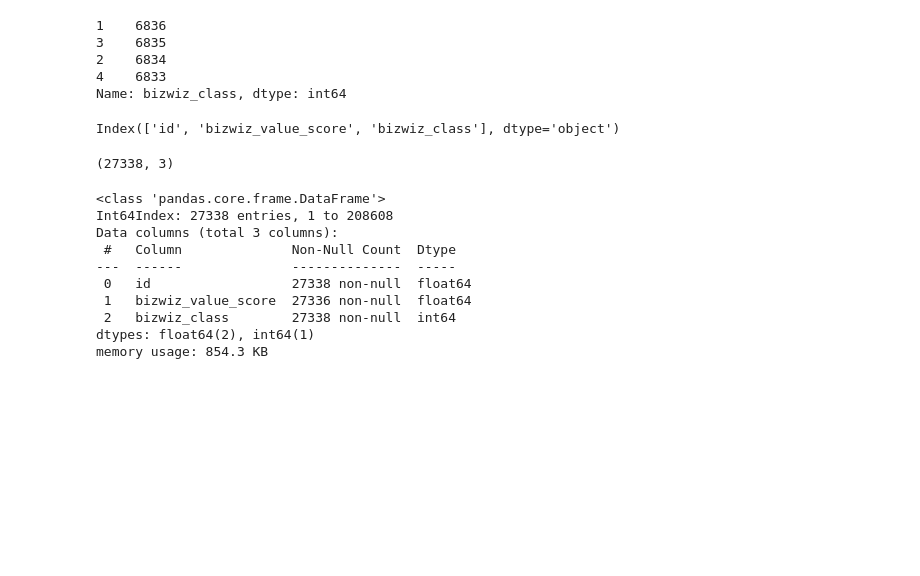
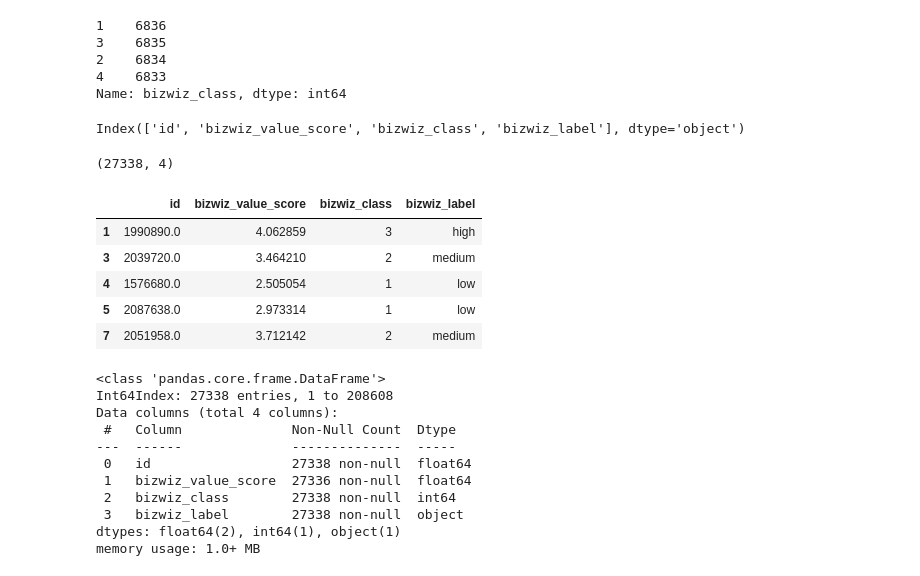
Before and after one commit to j-rig/ml-capstone, a Jupyter notebook: bizwiz value score.ipynb, the cells around one changed output. Saved outputs shown, nothing was run; the diff lists cells and outputs as text; code cells hidden in the pictures; blank space fills up the shorter version.

```diff
--- a/bizwiz value score.ipynb
+++ b/bizwiz value score.ipynb
@@ -64,28 +64,43 @@ dfa['bizwiz_class'].value_counts()
 2    6834
 4    6833
 Name: bizwiz_class, dtype: int64
+# %%
+def set_label(x):
+    lbl=['','low','medium','high','highest']
+    return lbl[x]
+dfa['bizwiz_label']=dfa["bizwiz_class"].apply(set_label)
 # %%
-df_out=dfa[['id','bizwiz_value_score','bizwiz_class']]
+df_out=dfa[['id','bizwiz_value_score','bizwiz_class','bizwiz_label']]
 # %%
 df_out.columns
 # %% [output]
-Index(['id', 'bizwiz_value_score', 'bizwiz_class'], dtype='object')
+Index(['id', 'bizwiz_value_score', 'bizwiz_class', 'bizwiz_label'], dtype='object')
 # %%
 df_out.shape
 # %% [output]
-(27338, 3)
+(27338, 4)
+# %%
+df_out.head()
+# %% [output]
+|  | id | bizwiz_value_score | bizwiz_class | bizwiz_label |
+| 1 | 1990890.0 | 4.062859 | 3 | high |
+| 3 | 2039720.0 | 3.464210 | 2 | medium |
+| 4 | 1576680.0 | 2.505054 | 1 | low |
+| 5 | 2087638.0 | 2.973314 | 1 | low |
+| 7 | 2051958.0 | 3.712142 | 2 | medium |
 # %%
 df_out.info()
 # %% [output]
 <class 'pandas.core.frame.DataFrame'>
 Int64Index: 27338 entries, 1 to 208608
-Data columns (total 3 columns):
+Data columns (total 4 columns):
  #   Column              Non-Null Count  Dtype
 ---  ------              --------------  -----
  0   id                  27338 non-null  float64
  1   bizwiz_value_score  27336 non-null  float64
  2   bizwiz_class        27338 non-null  int64
-dtypes: float64(2), int64(1)
-memory usage: 854.3 KB
+ 3   bizwiz_label        27338 non-null  object
+dtypes: float64(2), int64(1), object(1)
+memory usage: 1.0+ MB
 # %%
 df_out.to_parquet('data/bizwiz_value_score.parquet')
```
